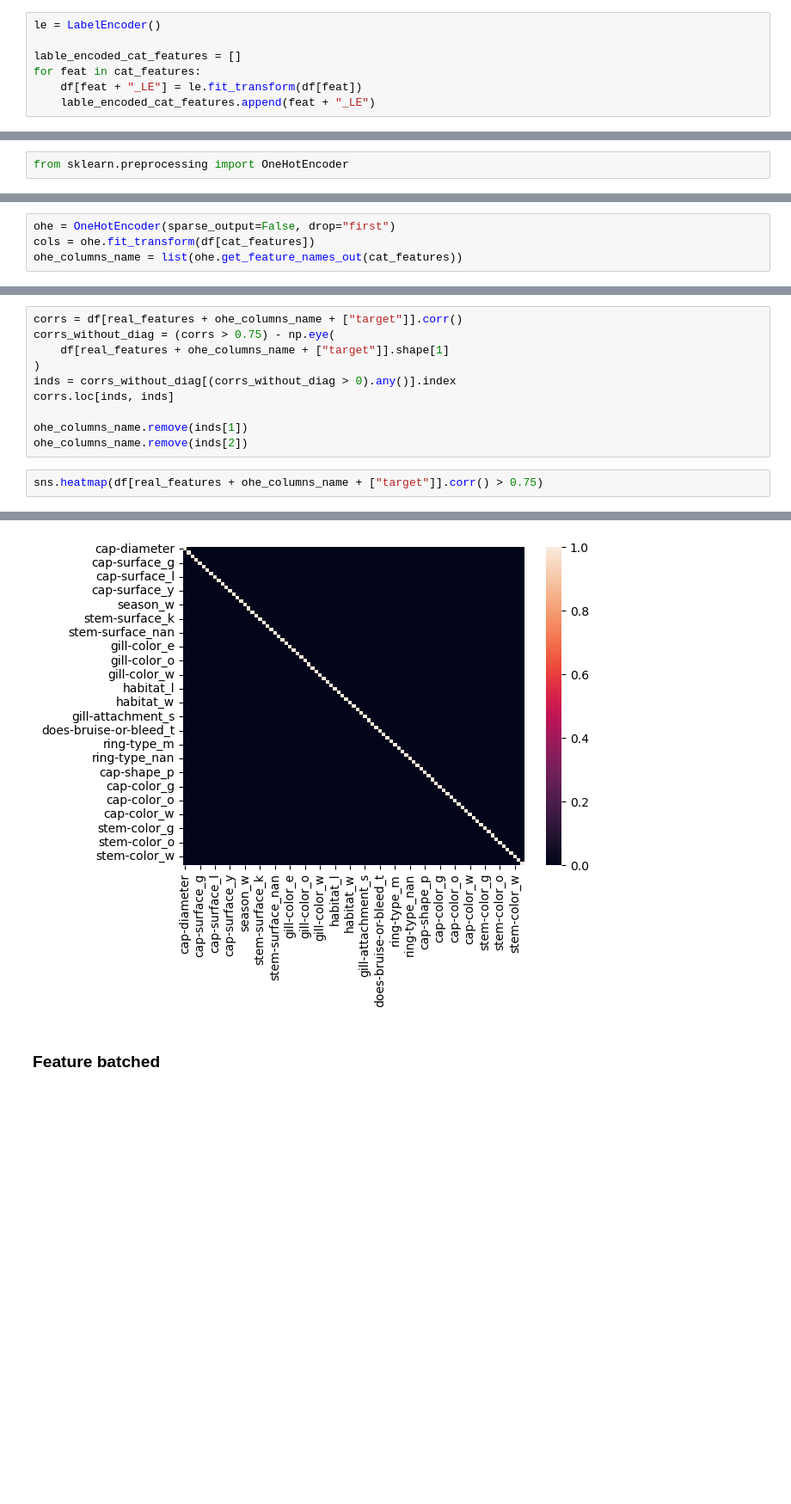
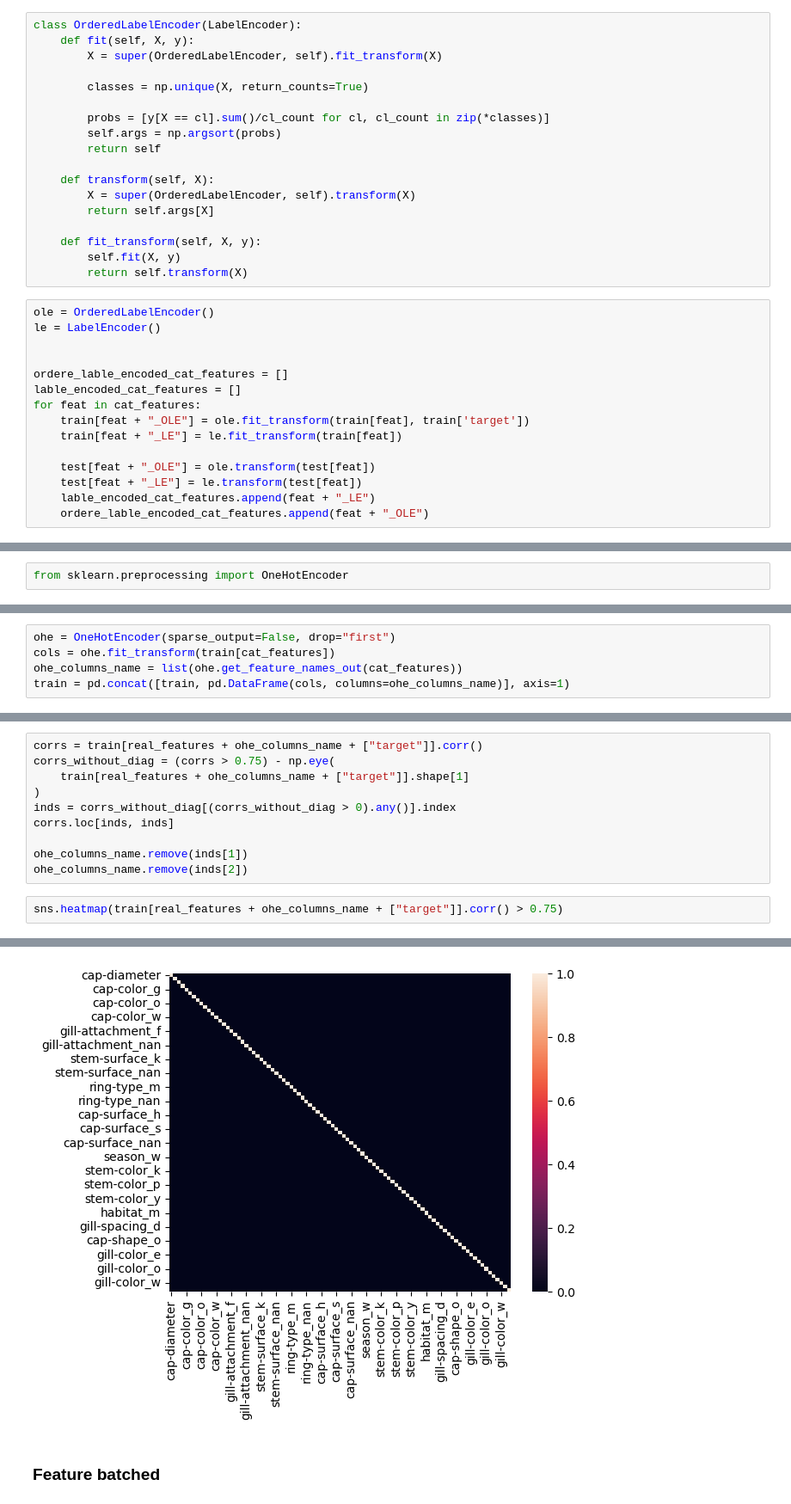
Before and after one commit to UIIf/MachineLearningRep, a Jupyter notebook: TableClassification/main.ipynb, the cells around one changed output, grey strips where cells are left out. Shown at 86% size. Drawn from its saved outputs; the diff is of its cells as text; blank space fills up the shorter version.

Commit message:
[ADD] ordered label encoding

```diff
--- a/TableClassification/main.ipynb
+++ b/TableClassification/main.ipynb
@@ -57,8 +62,34 @@ from sklearn.preprocessing import LabelEncoder
+# %%
+class OrderedLabelEncoder(LabelEncoder):
+    def fit(self, X, y):
+        X = super(OrderedLabelEncoder, self).fit_transform(X)
+
+        classes = np.unique(X, return_counts=True)
+
+        probs = [y[X == cl].sum()/cl_count for cl, cl_count in zip(*classes)]
+        self.args = np.argsort(probs)
+        return self
+
+    def transform(self, X):
+        X = super(OrderedLabelEncoder, self).transform(X)
+        return self.args[X]
+
+    def fit_transform(self, X, y):
+        self.fit(X, y)
+        return self.transform(X)
 # %%
+ole = OrderedLabelEncoder()
 le = LabelEncoder()
 
+
+ordere_lable_encoded_cat_features = []
 lable_encoded_cat_features = []
 for feat in cat_features:
-    df[feat + "_LE"] = le.fit_transform(df[feat])
+    train[feat + "_OLE"] = ole.fit_transform(train[feat], train['target'])
+    train[feat + "_LE"] = le.fit_transform(train[feat])
+
+    test[feat + "_OLE"] = ole.transform(test[feat])
+    test[feat + "_LE"] = le.transform(test[feat])
     lable_encoded_cat_features.append(feat + "_LE")
+    ordere_lable_encoded_cat_features.append(feat + "_OLE")
 # %%
@@ -117,5 +130,6 @@ df["gill-spacing"].unique()
 array([nan, 'c', 'd', 'f'], dtype=object)
 # %%
 ohe = OneHotEncoder(sparse_output=False, drop="first")
-cols = ohe.fit_transform(df[cat_features])
+cols = ohe.fit_transform(train[cat_features])
 ohe_columns_name = list(ohe.get_feature_names_out(cat_features))
+train = pd.concat([train, pd.DataFrame(cols, columns=ohe_columns_name)], axis=1)
@@ -131,7 +150,7 @@ sns.heatmap(
 # %%
-corrs = df[real_features + ohe_columns_name + ["target"]].corr()
+corrs = train[real_features + ohe_columns_name + ["target"]].corr()
 corrs_without_diag = (corrs > 0.75) - np.eye(
-    df[real_features + ohe_columns_name + ["target"]].shape[1]
+    train[real_features + ohe_columns_name + ["target"]].shape[1]
 )
 inds = corrs_without_diag[(corrs_without_diag > 0).any()].index
 corrs.loc[inds, inds]
@@ -139,10 +158,10 @@ corrs.loc[inds, inds]
 ohe_columns_name.remove(inds[1])
 ohe_columns_name.remove(inds[2])
 # %%
-sns.heatmap(df[real_features + ohe_columns_name + ["target"]].corr() > 0.75)
+sns.heatmap(train[real_features + ohe_columns_name + ["target"]].corr() > 0.75)
 # %% [output]
 <Axes: >
-[figure, old version]
+[figure, new version]
 # %% [markdown]
 ### Feature batched
 # %%
```
Also changed, not shown: parts of 31 cells of this notebook.
